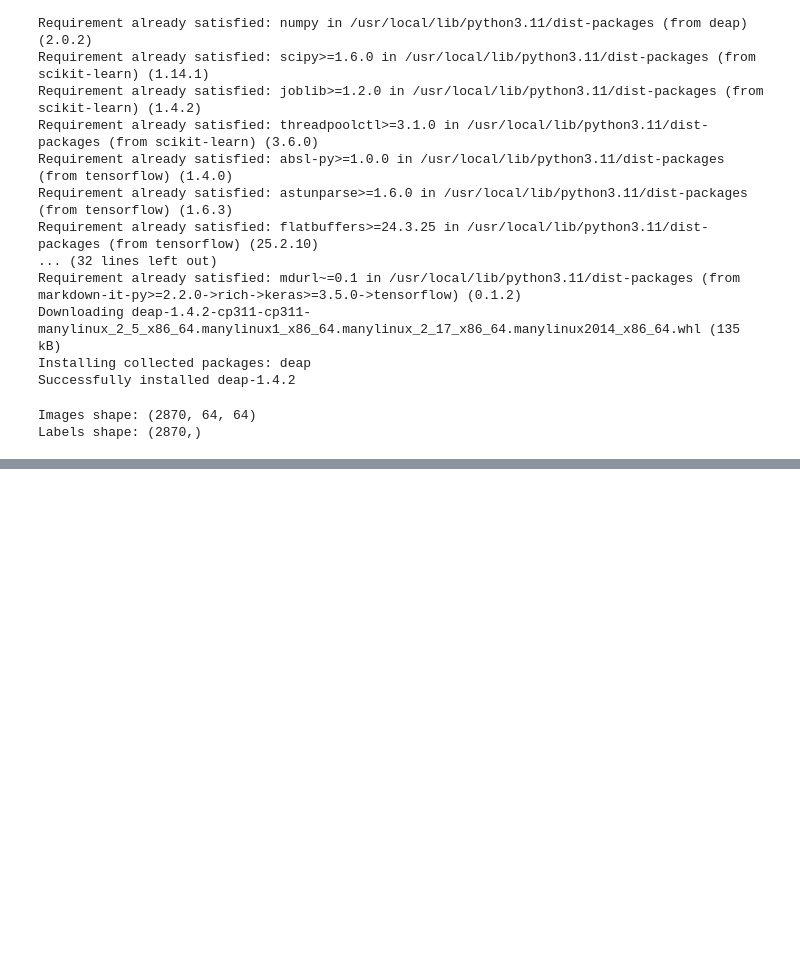
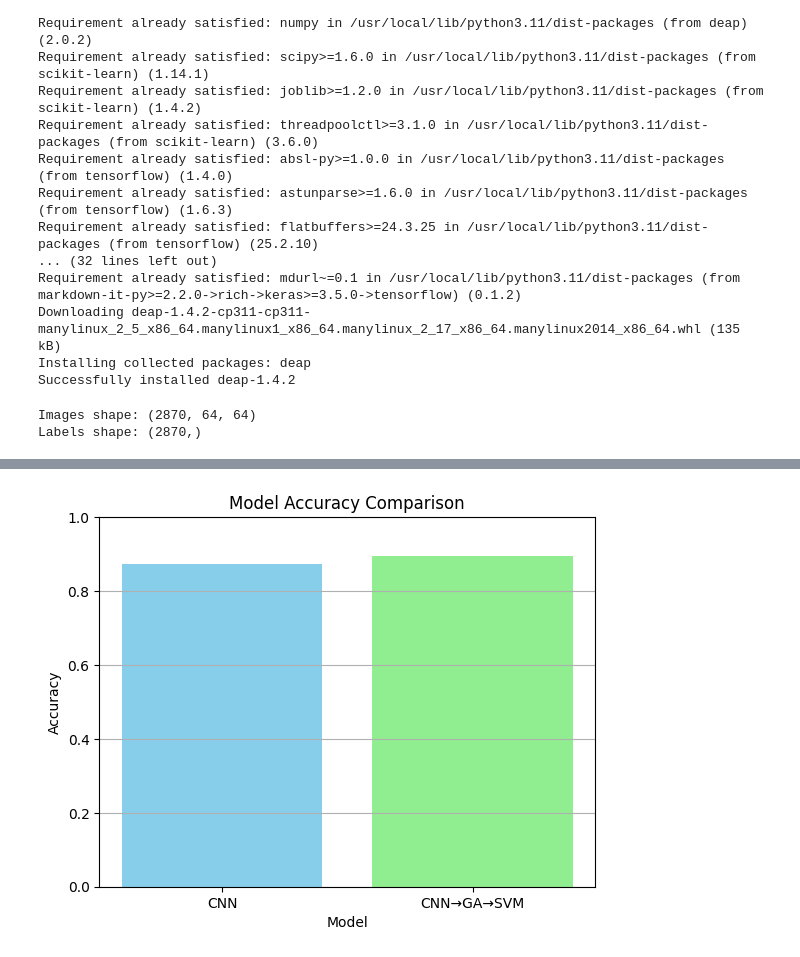
Before and after one commit to VardhanVelamakanni/Brain-Tumor-GeneticAlgorithm-SVM-CNN, a Jupyter notebook: Brain_Tumor(SVM,CNN,GA).ipynb, the cells around one changed output, grey strips where cells are left out. Drawn from its saved outputs; the diff is of its cells as text; code cells hidden in the pictures; blank space fills up the shorter version.

```diff
--- a/Brain_Tumor(SVM,CNN,GA).ipynb
+++ b/Brain_Tumor(SVM,CNN,GA).ipynb
@@ -499,0 +539,15 @@ plt.show()
+# %%
+import matplotlib.pyplot as plt
+
+models = ['CNN', 'CNN→GA→SVM']
+accuracies = [0.872, 0.896]
+
+plt.bar(models, accuracies, color=['skyblue', 'lightgreen'])
+plt.ylim(0, 1)
+plt.title("Model Accuracy Comparison")
+plt.ylabel("Accuracy")
+plt.xlabel("Model")
+plt.grid(axis='y')
+plt.show()
+# %% [output]
+[figure, added]
```
Also changed, not shown: parts of 22 cells of this notebook.
